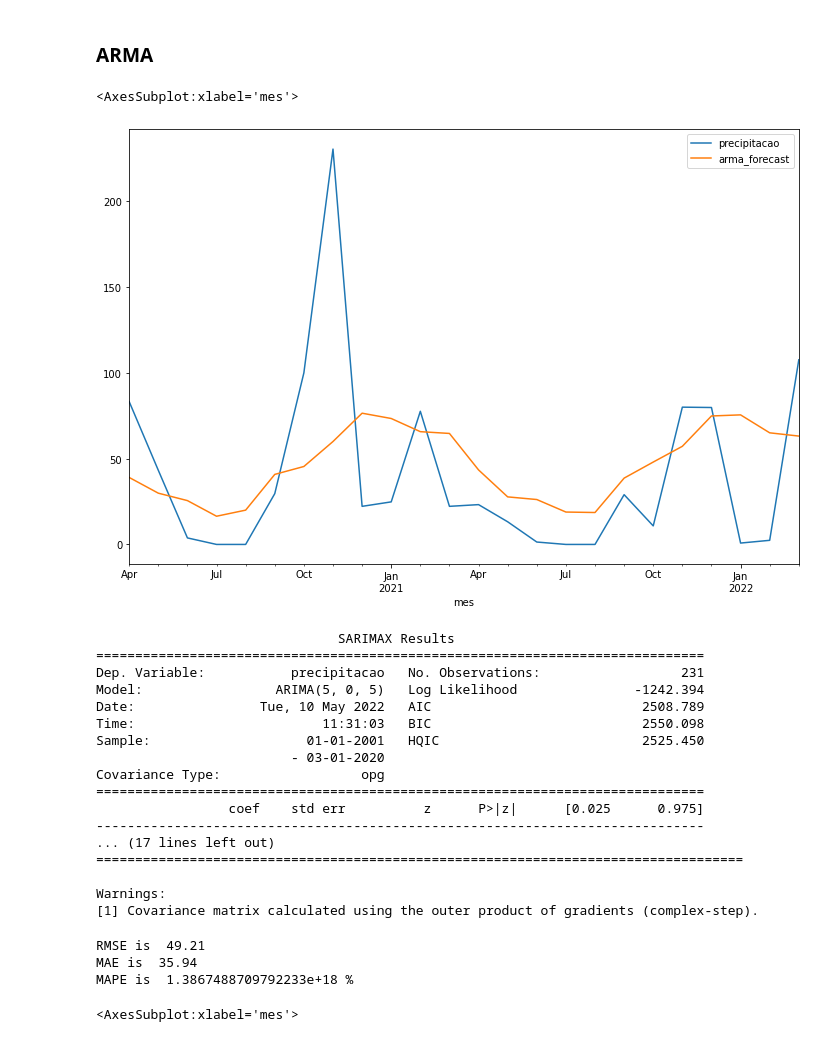
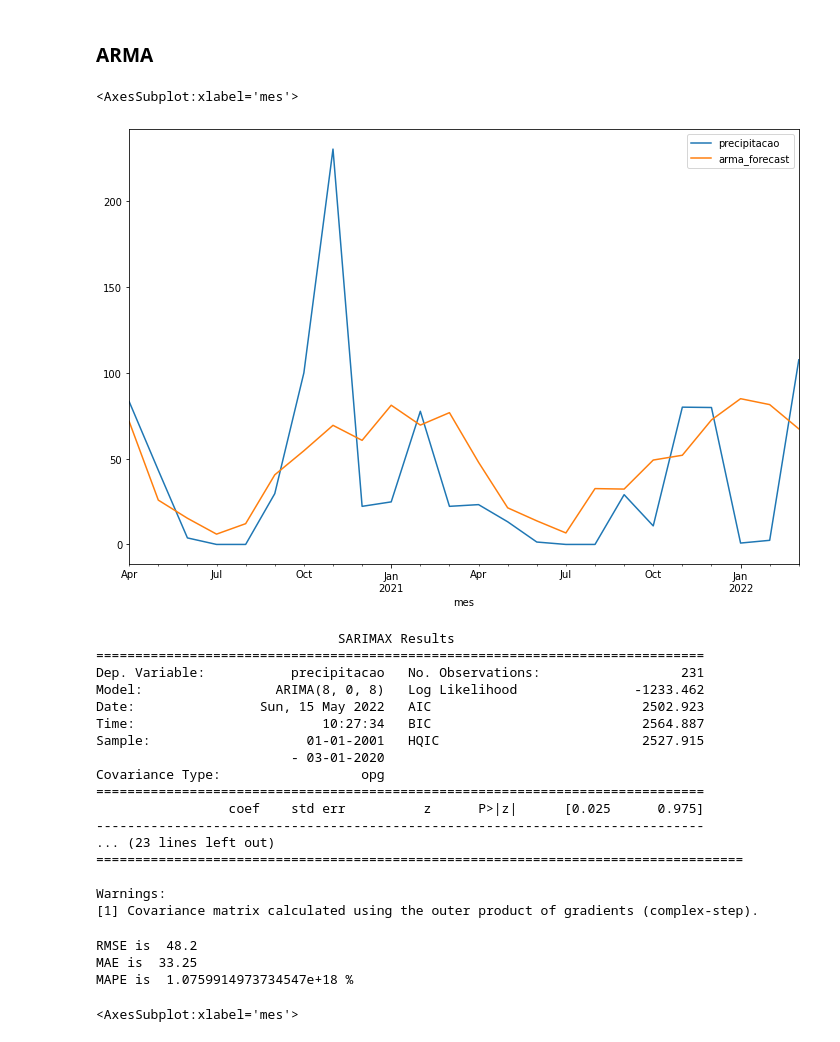
Before and after one commit to ManuelS0usa/TS-Precipitation-Forecast, a Jupyter notebook: ARMA_Models.ipynb, the cells around one changed output. Cells and saved outputs as stored; diff of their text form; code cells hidden in the pictures.

```diff
--- a/ARMA_Models.ipynb
+++ b/ARMA_Models.ipynb
@@ -371,7 +384,7 @@ MAPE is  6.13629049775168e+17 %
 # %%
 from statsmodels.tsa.arima.model import ARIMA
 # fit model
-ma_model = ARIMA(train_data, order=(0, 0, 50)).fit()
+ma_model = ARIMA(train_data, order=(0, 0, 24)).fit()
 # make prediction
 forecast_data['ma_forecast'] = ma_model.predict(start = mydata.shape[0]-fh, end=mydata.shape[0], dynamic= True)
 forecast_data[['precipitacao', 'ma_forecast']].iloc[-fh:].plot(figsize=(12, 8))
@@ -408,29 +421,29 @@ MAPE is  2.922565653210624e+18 %
 ### ARMA
 # %%
 # fit model
-arma_model = ARIMA(train_data, order=(5, 0, 5)).fit()
+arma_model = ARIMA(train_data, order=(8, 0, 8)).fit()
 # make prediction
 forecast_data['arma_forecast'] = arma_model.predict(start = mydata.shape[0]-fh, end=mydata.shape[0], dynamic= True)
 forecast_data[['precipitacao', 'arma_forecast']].iloc[-fh:].plot(figsize=(12, 8))
 # %% [output]
 <AxesSubplot:xlabel='mes'>
-[figure, old version]
+[figure, new version]
 # %%
 print(arma_model.summary())
 # %% [output]
                                SARIMAX Results
 ==============================================================================
 Dep. Variable:           precipitacao   No. Observations:                  231
-Model:                 ARIMA(5, 0, 5)   Log Likelihood               -1242.394
-Date:                Tue, 10 May 2022   AIC                           2508.789
-Time:                        11:31:03   BIC                           2550.098
-Sample:                    01-01-2001   HQIC                          2525.450
+Model:                 ARIMA(8, 0, 8)   Log Likelihood               -1233.462
+Date:                Sun, 15 May 2022   AIC                           2502.923
+Time:                        10:27:34   BIC                           2564.887
+Sample:                    01-01-2001   HQIC                          2527.915
                          - 03-01-2020
 Covariance Type:                  opg
 ==============================================================================
                  coef    std err          z      P>|z|      [0.025      0.975]
 ------------------------------------------------------------------------------
-... (17 lines left out)
+... (23 lines left out)
 ===================================================================================
 
 Warnings:
@@ -438,9 +451,9 @@ Warnings:
 # %%
 evaluate(test_data, forecast_data['arma_forecast'][-fh:])
 # %% [output]
-RMSE is  49.21
-MAE is  35.94
-MAPE is  1.3867488709792233e+18 %
+RMSE is  48.2
+MAE is  33.25
+MAPE is  1.0759914973734547e+18 %
 # %%
 # SARIMA example
 from statsmodels.tsa.statespace.sarimax import SARIMAX
```
Also changed, not shown: parts of 21 cells of this notebook, 1 other file.
